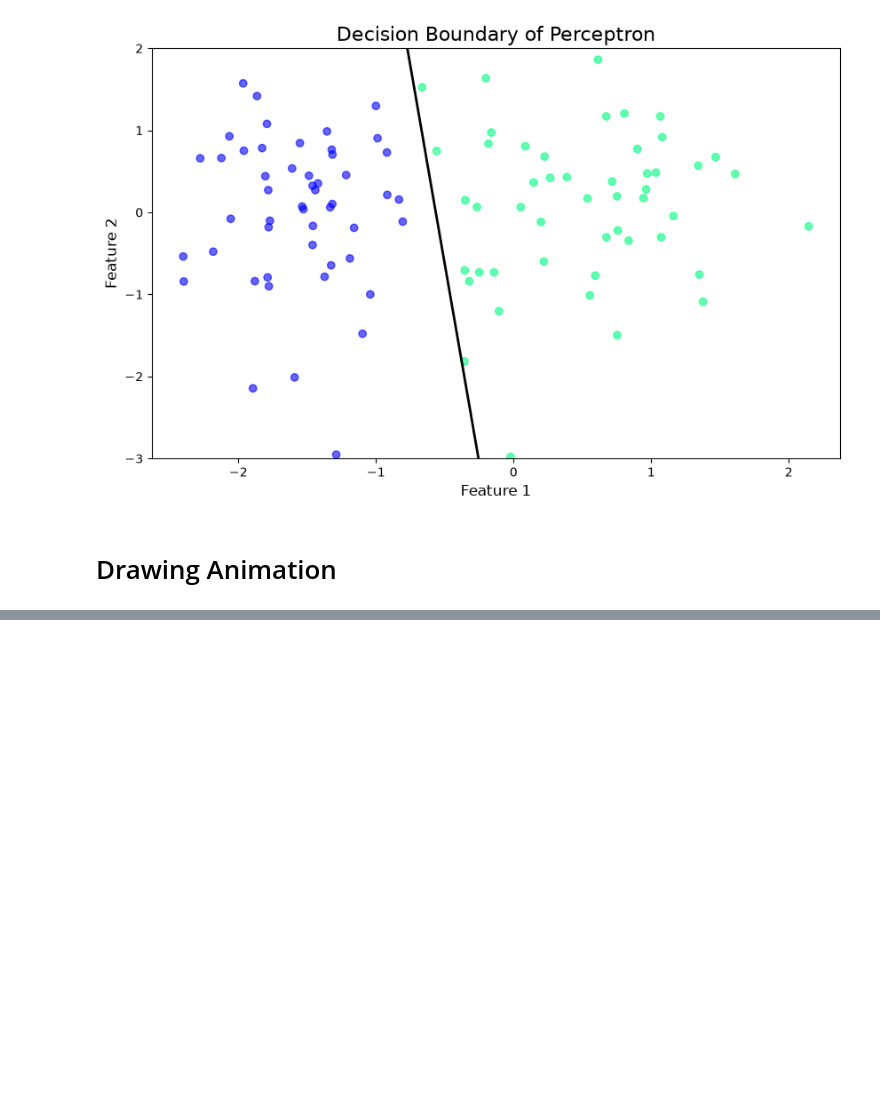
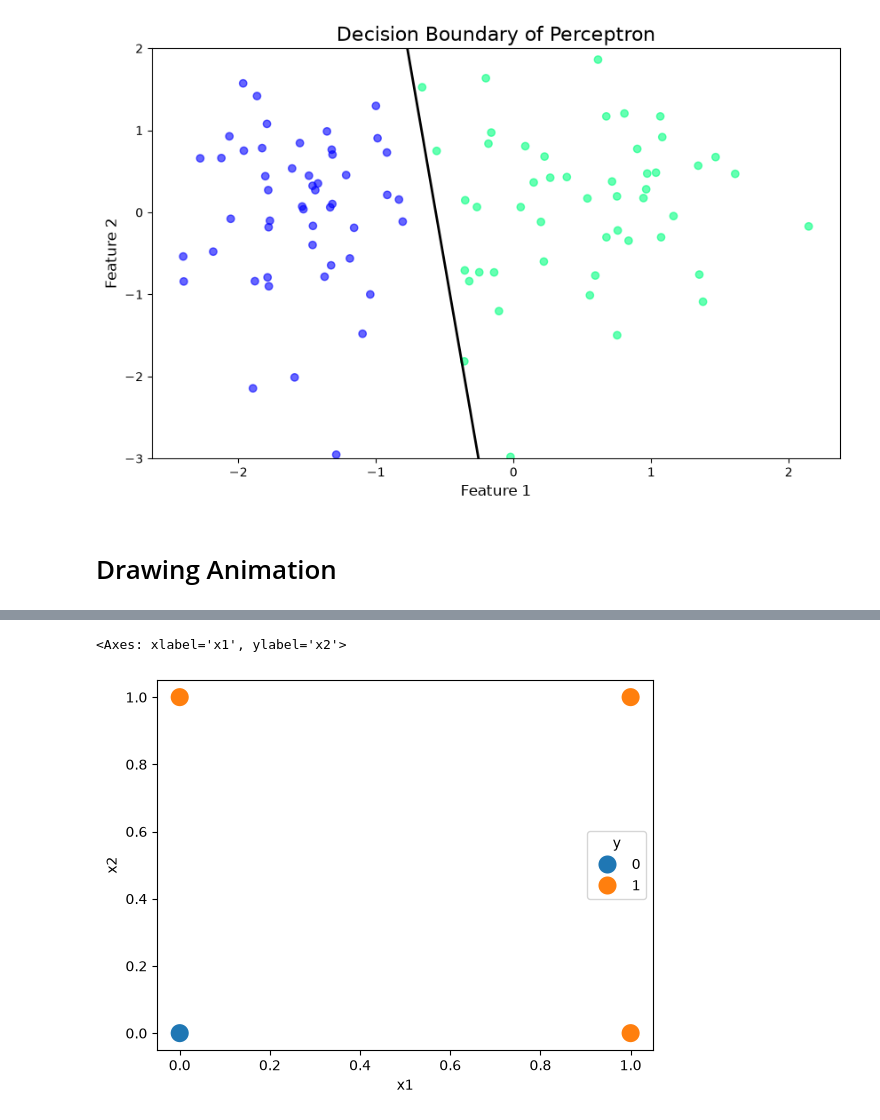
Before and after one commit to Umesh29082003/Deep-Learning, a Jupyter notebook: Perceptron.ipynb, the cells around one changed output, grey strips where cells are left out. Drawn from its saved outputs; the diff is of its cells as text; code cells hidden in the pictures; blank space fills up the shorter version.

```diff
--- a/Perceptron.ipynb
+++ b/Perceptron.ipynb
@@ -187,0 +233,16 @@ AttributeError: 'FuncAnimation' object has no attribute 'show'
+# %%
+or_data = pd.DataFrame()
+and_data = pd.DataFrame()
+xor_data = pd.DataFrame()
+# %%
+or_data['x1'] = [0, 0, 1, 1]
+or_data['x2'] = [0, 1, 0, 1]
+or_data['y'] = [0, 1, 1, 1]
+
+and_data['x1'] = [0, 0, 1, 1]
+and_data['x2'] = [0, 1, 0, 1]
+and_data['y'] = [0, 0, 0, 1]
+
+xor_data['x1'] = [0, 0, 1, 1]
+xor_data['x2'] = [0, 1, 0, 1]
+xor_data['y'] = [0, 1, 1, 0]
@@ -187,0 +257,5 @@ AttributeError: 'FuncAnimation' object has no attribute 'show'
+# %%
+sns.scatterplot(data=or_data, x='x1', y='x2', hue=or_data['y'], s=200)
+# %% [output]
+<Axes: xlabel='x1', ylabel='x2'>
+[figure, added]
```
Also changed, not shown: parts of 17 cells of this notebook.
